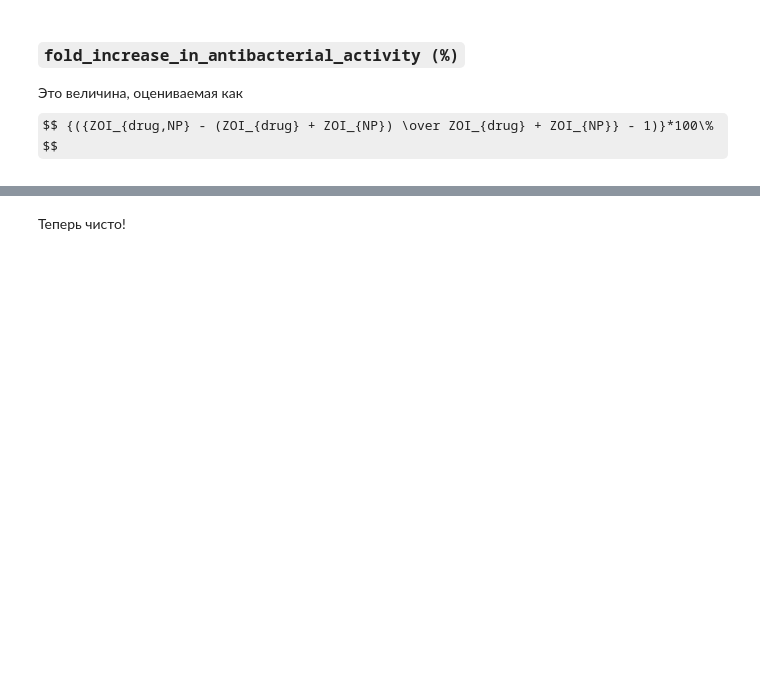
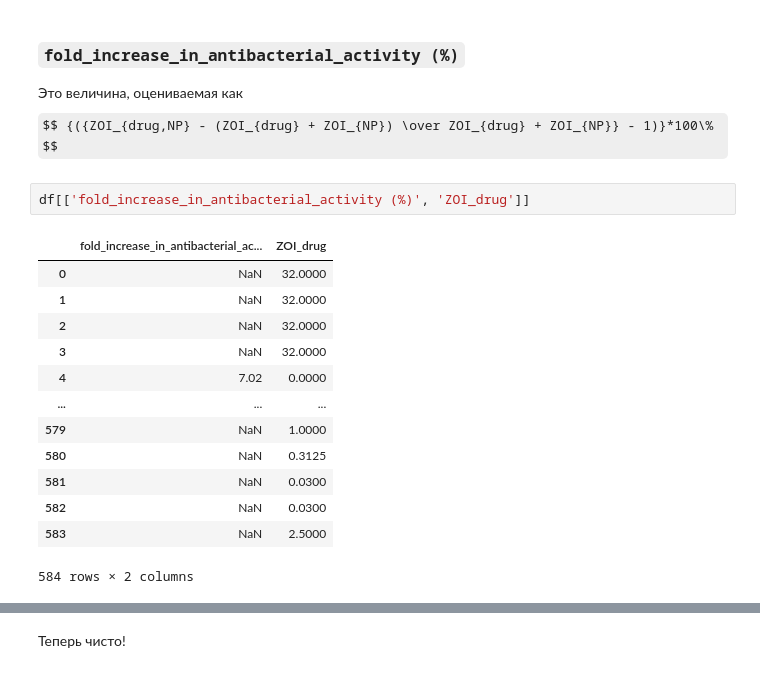
Before and after one commit to vahahahart/hackathon_team_3, a Jupyter notebook: final_NP_artemg.ipynb, the cells around one changed output, grey strips where cells are left out. Cells and saved outputs as stored; diff of their text form; some formulas as TeX source; blank space fills up the shorter version.

````diff
--- a/final_NP_artemg.ipynb
+++ b/final_NP_artemg.ipynb
@@ -350,3 +339,19 @@ df.drop(columns=['ZOI_NP'], inplace=True)
 # %% [markdown]
 ### ```fold_increase_in_antibacterial_activity (%)```
 Это величина, оцениваемая как $$ {({ZOI_{drug,NP} - (ZOI_{drug} + ZOI_{NP}) \over ZOI_{drug} + ZOI_{NP}} - 1)}*100\% $$
+# %%
+df[['fold_increase_in_antibacterial_activity (%)', 'ZOI_drug']]
+# %% [output]
+|  | fold_increase_in_antibacterial_ac... | ZOI_drug |
+| 0 | NaN | 32.0000 |
+| 1 | NaN | 32.0000 |
+| 2 | NaN | 32.0000 |
+| 3 | NaN | 32.0000 |
+| 4 | 7.02 | 0.0000 |
+| ... | ... | ... |
+| 579 | NaN | 1.0000 |
+| 580 | NaN | 0.3125 |
+| 581 | NaN | 0.0300 |
+| 582 | NaN | 0.0300 |
+| 583 | NaN | 2.5000 |
+584 rows × 2 columns
````
Also changed, not shown: parts of 6 cells of this notebook.
